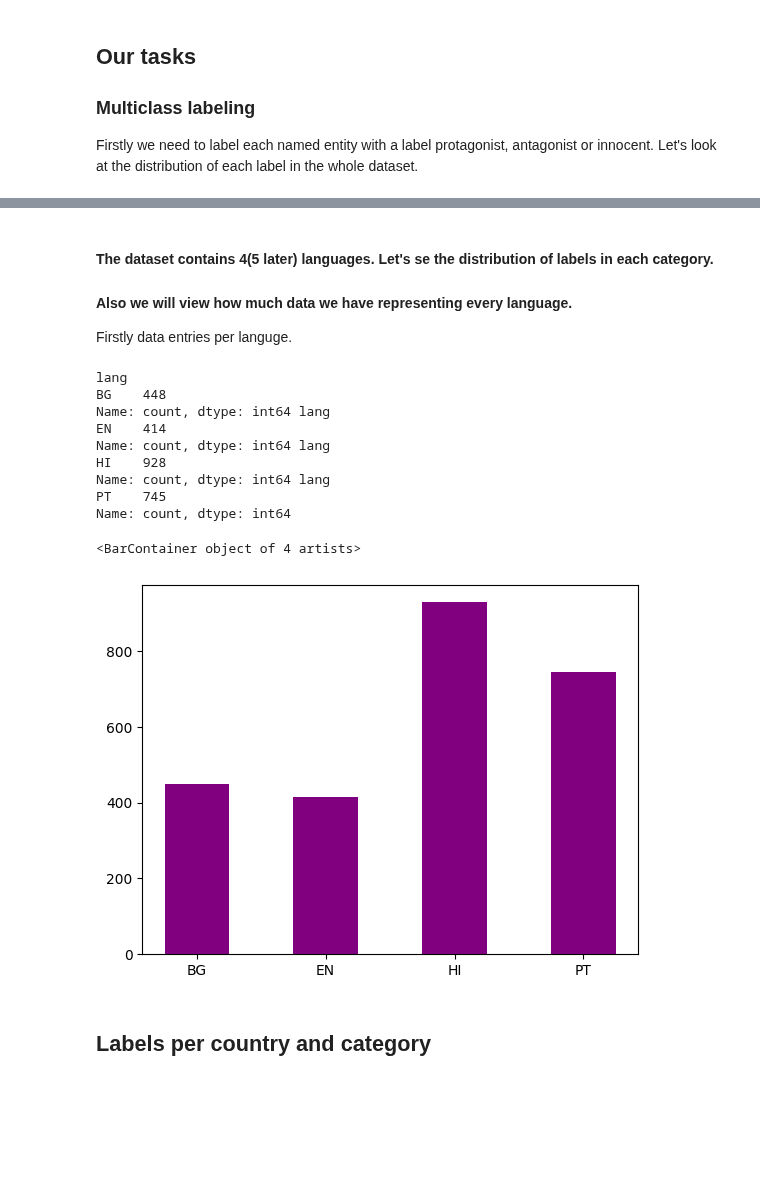
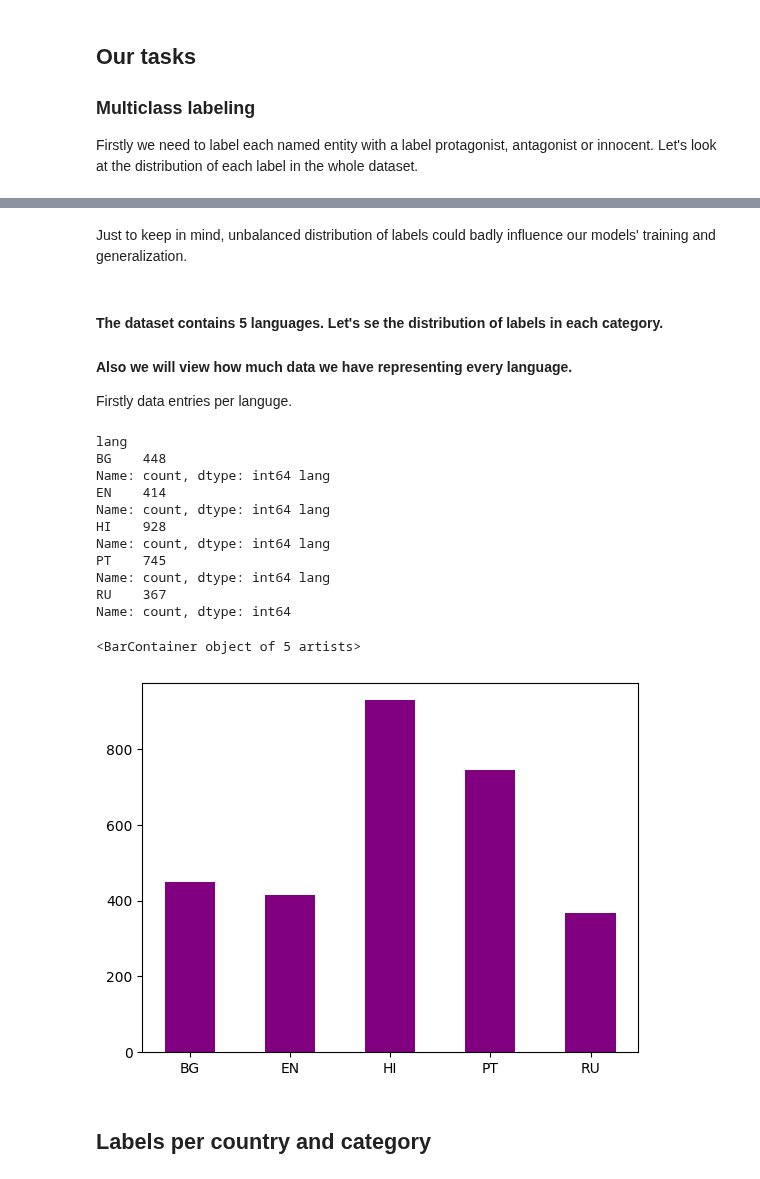
Before and after one commit to Matija-Kukic/semeval2025-t10, a Jupyter notebook: PreProcess_and_EDA/sub1_EDA.ipynb, the cells around one changed output, grey strips where cells are left out. Drawn from its saved outputs; the diff is of its cells as text; code cells hidden in the pictures; blank space fills up the shorter version.

```diff
--- a/PreProcess_and_EDA/sub1_EDA.ipynb
+++ b/PreProcess_and_EDA/sub1_EDA.ipynb
@@ -64,31 +64,37 @@ Text(0.5, 1.0, 'Bar Graph of Label Counts')
+# %% [markdown]
+Just to keep in mind, unbalanced distribution of labels could badly influence our models' training and generalization.
 # %% [markdown]
-#### The dataset contains 4(5 later) languages. Let's se the distribution of labels in each category.
+#### The dataset contains 5 languages. Let's se the distribution of labels in each category.
 #### Also we will view how much data we have representing every language.
 Firstly data entries per languge.
 # %%
 df_bg = df[ df['lang'] == 'BG']
 df_en = df[ df['lang'] == 'EN']
 df_hi = df[ df['lang'] == 'HI']
 df_pt = df[ df['lang'] == 'PT']
-x = ["BG", "EN", "HI", "PT"]
-y = [len(df_bg), len(df_en), len(df_hi), len(df_pt)]
+df_ru = df[ df['lang'] == 'RU']
+x = ["BG", "EN", "HI", "PT", "RU"]
+y = [len(df_bg), len(df_en), len(df_hi), len(df_pt), len(df_ru)]
 print(df_bg['lang'].value_counts(),
 df_en['lang'].value_counts(),
 df_hi['lang'].value_counts(),
-df_pt['lang'].value_counts())
+df_pt['lang'].value_counts(),
+df_ru['lang'].value_counts())
 plt.bar(x, y, width=0.5, color='purple')
 # %% [output]
 lang
 BG    448
 Name: count, dtype: int64 lang
 EN    414
 Name: count, dtype: int64 lang
 HI    928
 Name: count, dtype: int64 lang
 PT    745
+Name: count, dtype: int64 lang
+RU    367
 Name: count, dtype: int64
-<BarContainer object of 4 artists>
+<BarContainer object of 5 artists>
-[figure, old version]
+[figure, new version]
 # %% [markdown]
 ## Labels per country and category
 # %%
```
Also changed, not shown: parts of 8 cells of this notebook, 1 other file.
